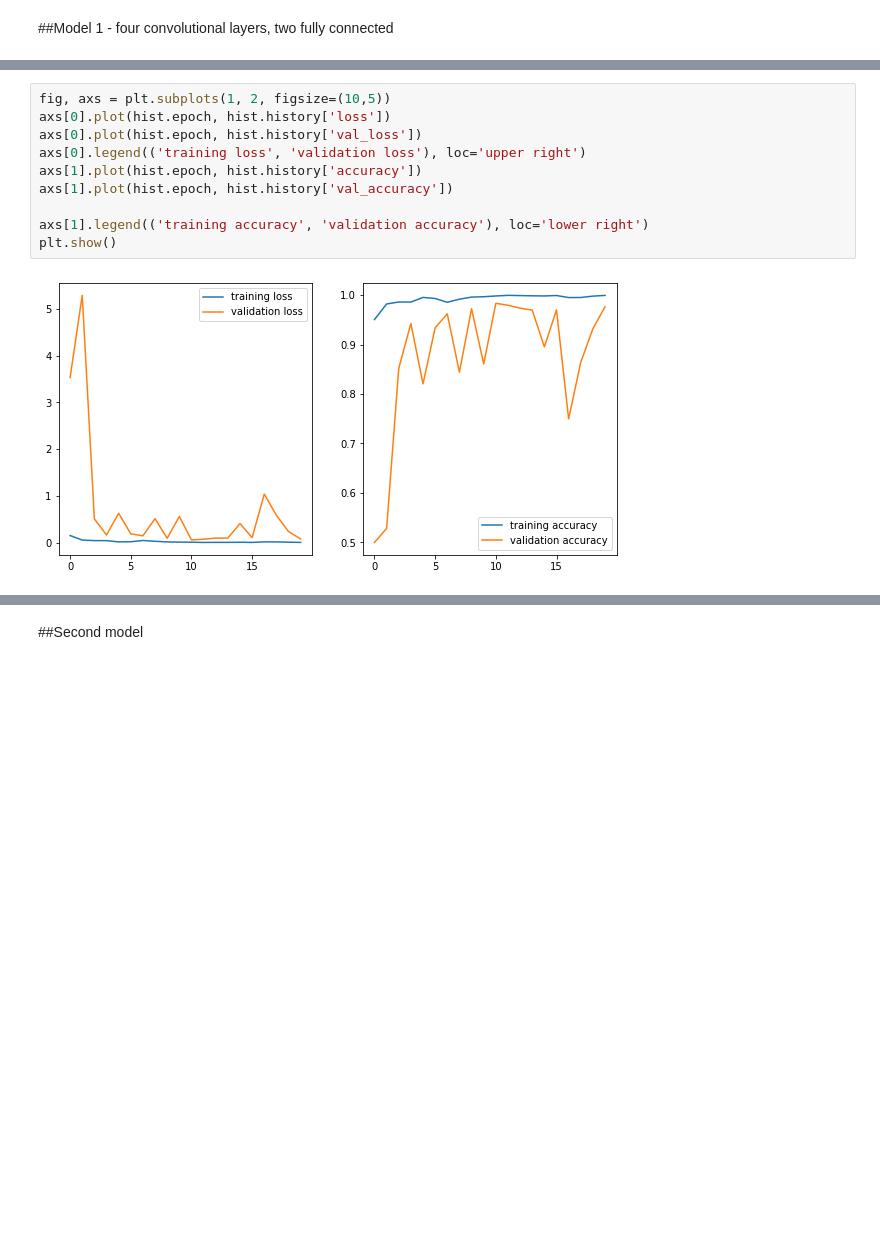
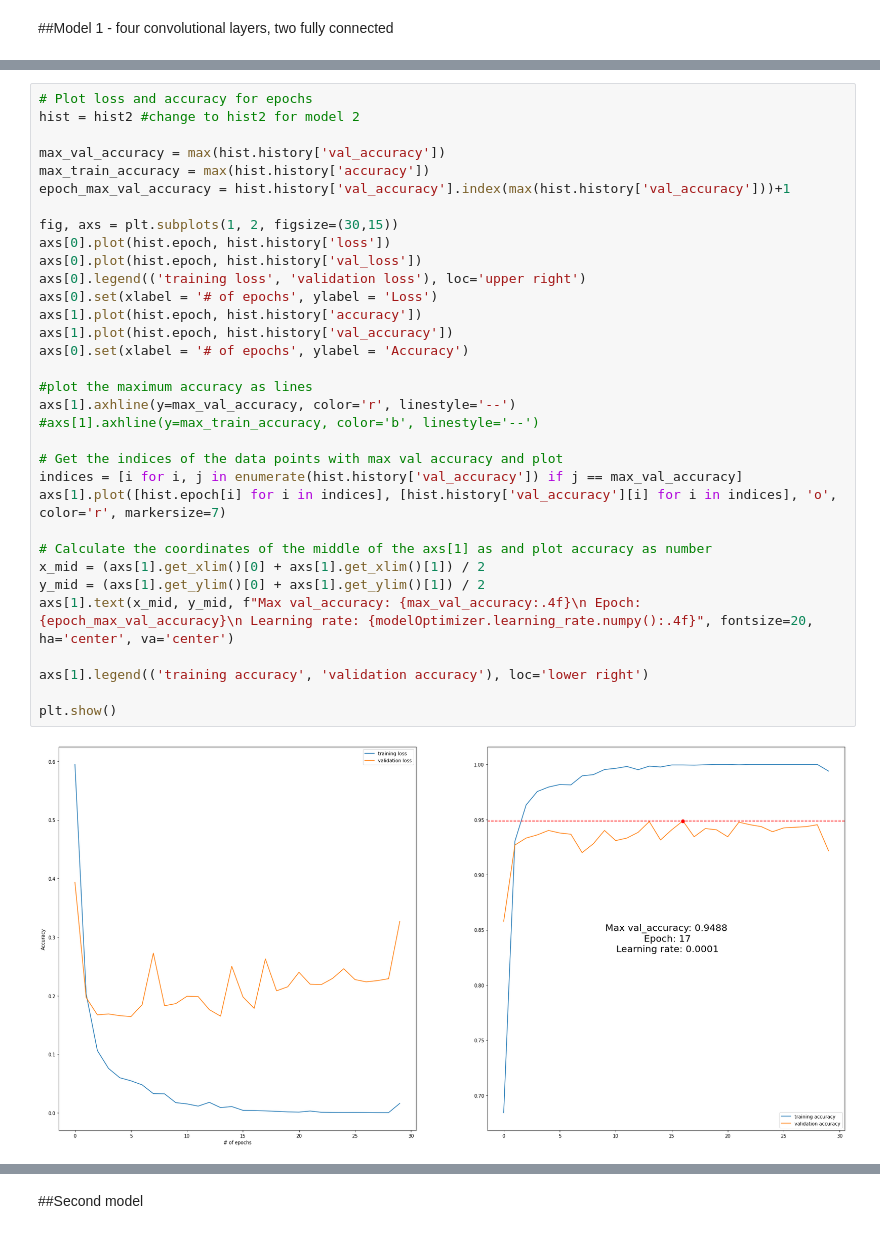
Before and after one commit to MarcoSteuri/music_speech_classification, a Jupyter notebook: NN_sound_classification.ipynb, the cells around one changed output, grey strips where cells are left out. Saved outputs shown, nothing was run; the diff lists cells and outputs as text; blank space fills up the shorter version.

Commit message:
Updates to validation plots

```diff
--- a/NN_sound_classification.ipynb
+++ b/NN_sound_classification.ipynb
@@ -366,12 +395,35 @@ Epoch 20/20
-# %%
-fig, axs = plt.subplots(1, 2, figsize=(10,5))
-axs[0].plot(hist.epoch, hist.history['loss'])
-axs[0].plot(hist.epoch, hist.history['val_loss'])
-axs[0].legend(('training loss', 'validation loss'), loc='upper right')
-axs[1].plot(hist.epoch, hist.history['accuracy'])
-axs[1].plot(hist.epoch, hist.history['val_accuracy'])
-
-axs[1].legend(('training accuracy', 'validation accuracy'), loc='lower right')
-plt.show()
-# %% [output]
-[figure, removed]
+# %%
+# Plot loss and accuracy for epochs
+hist = hist2 #change to hist2 for model 2
+
+max_val_accuracy = max(hist.history['val_accuracy'])
+max_train_accuracy = max(hist.history['accuracy'])
+epoch_max_val_accuracy = hist.history['val_accuracy'].index(max(hist.history['val_accuracy']))+1
+
+fig, axs = plt.subplots(1, 2, figsize=(30,15))
+axs[0].plot(hist.epoch, hist.history['loss'])
+axs[0].plot(hist.epoch, hist.history['val_loss'])
+axs[0].legend(('training loss', 'validation loss'), loc='upper right')
+axs[0].set(xlabel = '# of epochs', ylabel = 'Loss')
+axs[1].plot(hist.epoch, hist.history['accuracy'])
+axs[1].plot(hist.epoch, hist.history['val_accuracy'])
+axs[0].set(xlabel = '# of epochs', ylabel = 'Accuracy')
+
+#plot the maximum accuracy as lines
+axs[1].axhline(y=max_val_accuracy, color='r', linestyle='--')
+#axs[1].axhline(y=max_train_accuracy, color='b', linestyle='--')
+
+# Get the indices of the data points with max val accuracy and plot
+indices = [i for i, j in enumerate(hist.history['val_accuracy']) if j == max_val_accuracy]
+axs[1].plot([hist.epoch[i] for i in indices], [hist.history['val_accuracy'][i] for i in indices], 'o', color='r', markersize=7)
+
+# Calculate the coordinates of the middle of the axs[1] as and plot accuracy as number
+x_mid = (axs[1].get_xlim()[0] + axs[1].get_xlim()[1]) / 2
+y_mid = (axs[1].get_ylim()[0] + axs[1].get_ylim()[1]) / 2
+axs[1].text(x_mid, y_mid, f"Max val_accuracy: {max_val_accuracy:.4f}\n Epoch: {epoch_max_val_accuracy}\n Learning rate: {modelOptimizer.learning_rate.numpy():.4f}", fontsize=20, ha='center', va='center')
+
+axs[1].legend(('training accuracy', 'validation accuracy'), loc='lower right')
+
+plt.show()
+# %% [output]
+[figure, added]
```
Also changed, not shown: parts of 22 cells of this notebook.
